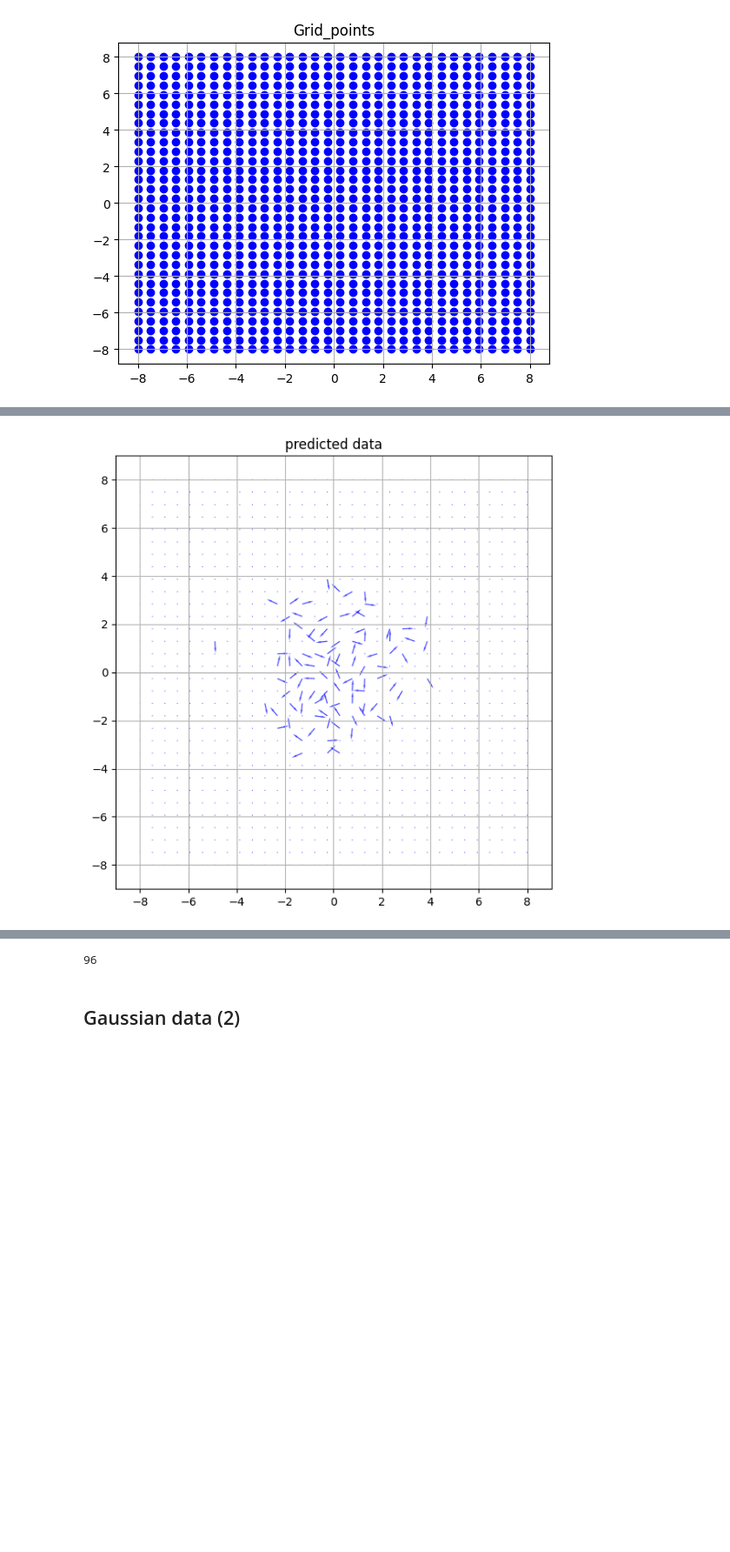
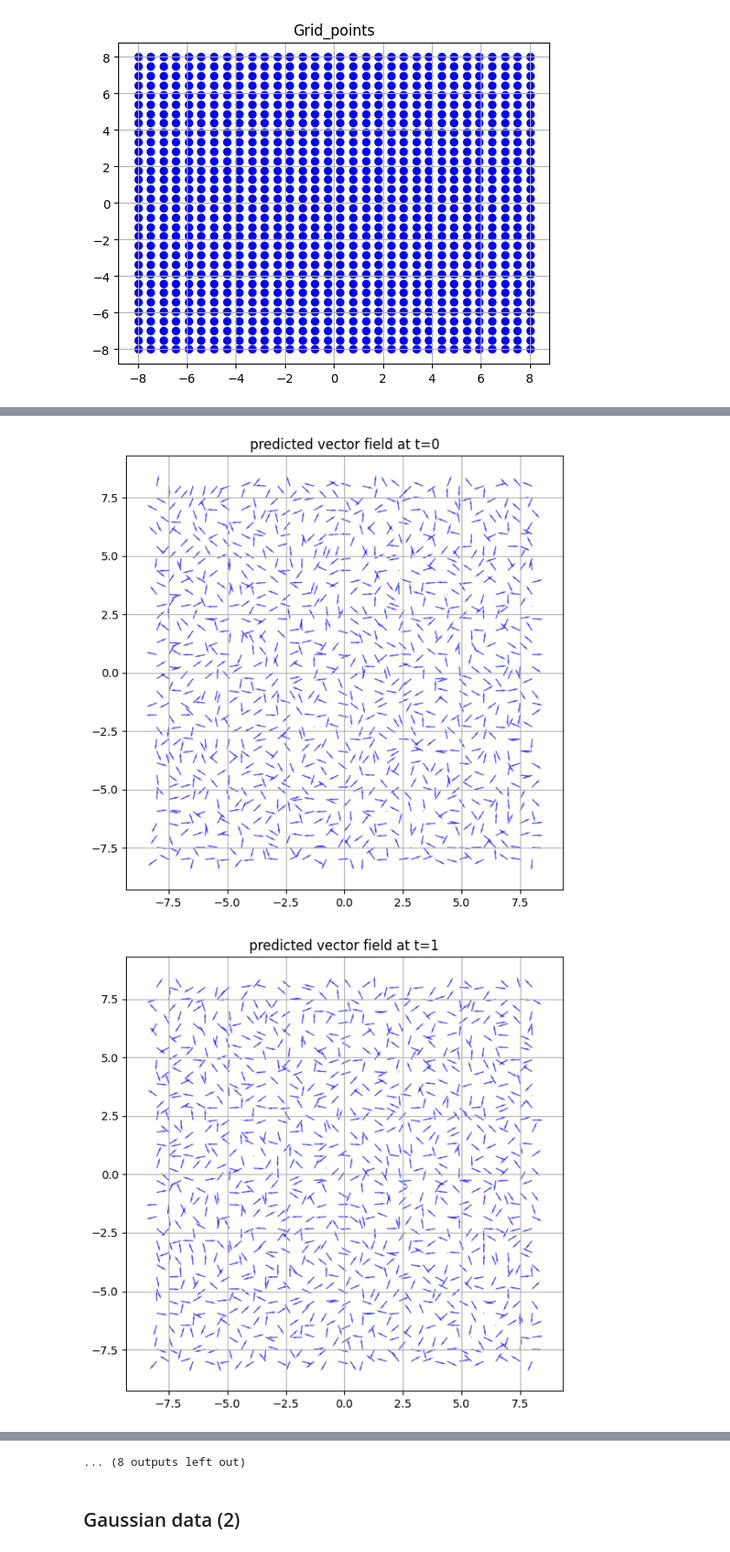
Before and after one commit to gudtjd82/aAIs_Internhip, a Jupyter notebook: diffusive_flow/diffusive_flow.ipynb, the cells around one changed output, grey strips where cells are left out. Shown at 87% size. Drawn from its saved outputs; the diff is of its cells as text; code cells hidden in the pictures; blank space fills up the shorter version.

```diff
--- a/diffusive_flow/diffusive_flow.ipynb
+++ b/diffusive_flow/diffusive_flow.ipynb
@@ -19,6 +21,7 @@ from torchvision.utils import save_image, make_grid
 
 import math
 # %%
-device = torch.device('cuda' if torch.cuda.is_available else 'cpu')
+# device = torch.device('cuda' if torch.cuda.is_available else 'cpu')
+device = torch.device('mps' if torch.backends.mps.is_available() else 'cpu')
 device
 # %% [output]
@@ -120,7 +132,7 @@ def normalize_vector_field(vectors):
     norms = torch.norm(vectors, p=2, dim=1, keepdim=True)
     # print(norms)
     for i, norm in enumerate(norms):
-        if norm <= 1e-3:
+        if norm <= 3e-3:
             norms[i] = 0.
         # elif norm >= 1e-3:
         #     print(norm)
@@ -228,7 +246,7 @@ plt.grid(True)
 m1 = MyModel()
 # %%
 # 모델 학습
-epochs = 500
+epochs = 700
 
-losses = training_model(epochs, grid_points, data1, d, m1, device=device)
+all_losses = training_model(epochs, grid_points, data1, d, m1, device=device)
 # %% [output]
@@ -240,7 +270,12 @@ epoch: 400, loss: 0.0460829958319664
 # %%
-plt.plot(range(epochs), losses)
-plt.ylabel('Loss')
-plt.xlabel('Epoch')
-plt.show()
-print(losses[-1])
+# for t, losses in enumerate(all_losses):
+#     plt.plot(range(epochs), losses)
+#     plt.title("Time step: {}".format(t))
+#     plt.ylabel('Loss')
+#     plt.xlabel('Epoch')
+#     plt.show()
+#     print("Final loss at t={}: {}".format(t, losses[-1]))
+
+for t, loss in enumerate(all_losses):
+    print("Final loss at t={}: {}".format(t, loss.item()))
 # %% [output]
@@ -281,16 +321,19 @@ print(i)
 # %%
 # MyModel prediction 결과
 with torch.no_grad():
-    outputs = m1(0)
-    normalized_out = normalize_vector_field(outputs)
+    for t in range(d.n_steps):
+        outputs = m1(t)
+        normalized_out = normalize_vector_field(outputs)
 
-    # draw_vector_field(grid_points.cpu(), outputs.cpu(),lim=9, title_str="predicted data")
-    draw_vector_field(grid_points.cpu(), normalized_out.cpu(),lim=9, title_str="predicted data")
+        # draw_vector_field(grid_points.cpu(), outputs.cpu(),lim=9, title_str="predicted data")
+        draw_vector_field(grid_points.cpu(), normalized_out.cpu(), title_str="predicted vector field at t={}".format(t))
 
-    i = 0
-    for v in normalized_out:
-        if v.norm() > 0:
-            i += 1
-    print(i)
+    # i = 0
+    # for v in normalized_out:
+    #     if v.norm() > 0:
+    #         i += 1
+
+    # print(i)
 # %% [output]
-[figure, old version]
+[figure, new version]
+[figure, added]
@@ -297,4 +350,4 @@ with torch.no_grad():
-96
+... (8 outputs left out)
 # %% [markdown]
 ## Gaussian data (2)
 # %%
```
Also changed, not shown: parts of 15 cells of this notebook.
